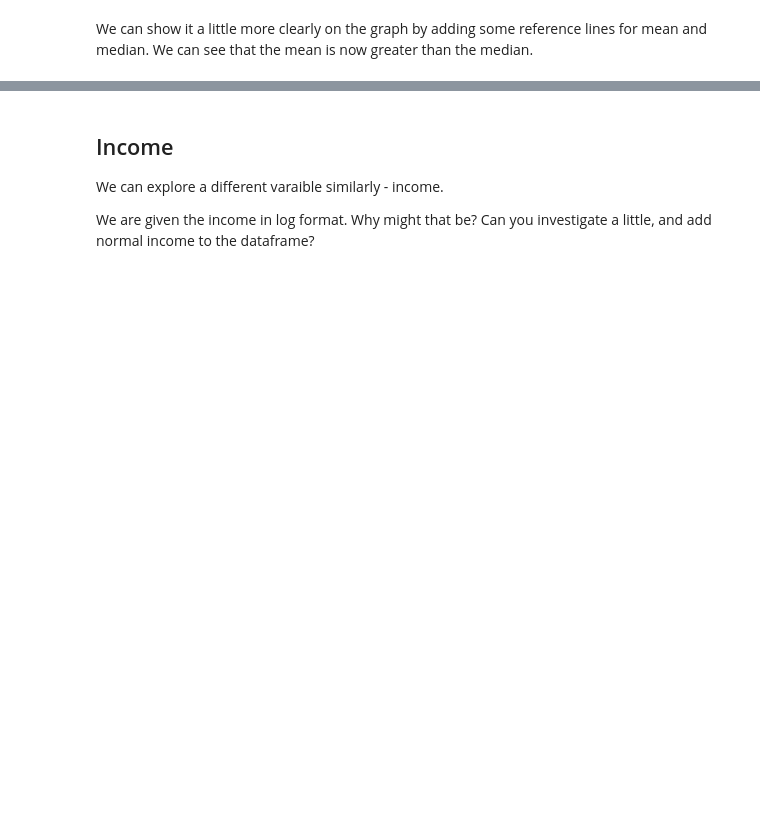
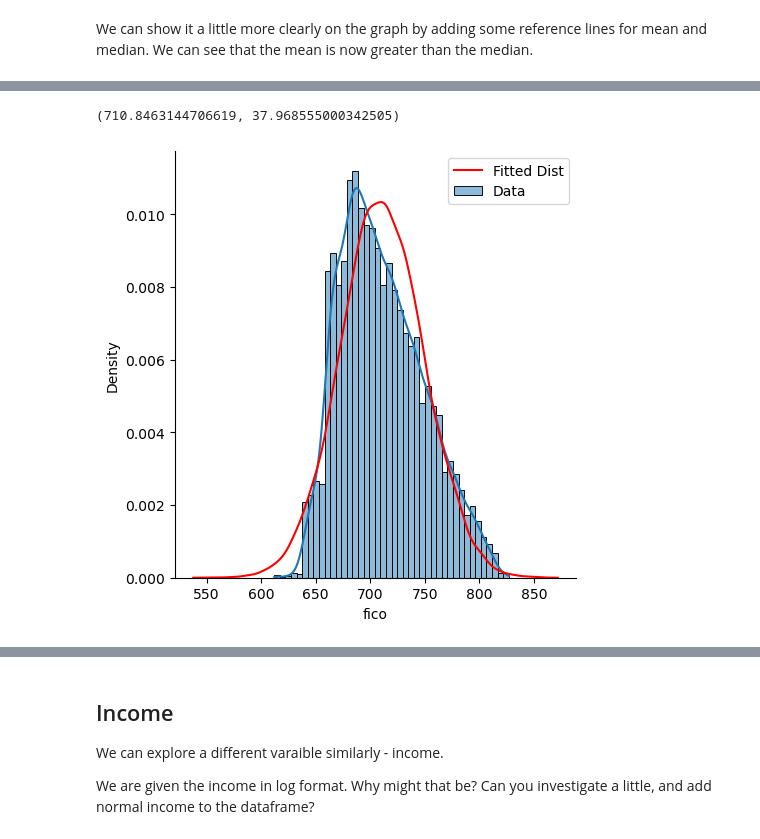
Before and after one commit to SedemSetor/Basic_Stats_in_Python_Student_Repository, a Jupyter notebook: 010_PDF.ipynb, the cells around one changed output, grey strips where cells are left out. Drawn from its saved outputs; the diff is of its cells as text; code cells hidden in the pictures; blank space fills up the shorter version.

```diff
--- a/010_PDF.ipynb
+++ b/010_PDF.ipynb
@@ -164,0 +215,12 @@ thinkplot.Config()
+# %%
+# Fit a distribution and print sample
+fico_params = scipy.stats.norm.fit(df["fico"])
+print(fico_params)
+fico_dist = scipy.stats.norm(fico_params[0], fico_params[1])
+sns.displot(df["fico"], kde=True, stat="density", label="Data")
+sns.kdeplot(data=fico_dist.rvs(10000), color="red", label="Fitted Dist")
+plt.legend()
+plt.show()
+# %% [output]
+(710.8463144706619, 37.968555000342505)
+[figure, added]
```
Also changed, not shown: parts of 18 cells of this notebook, 3 other files.
